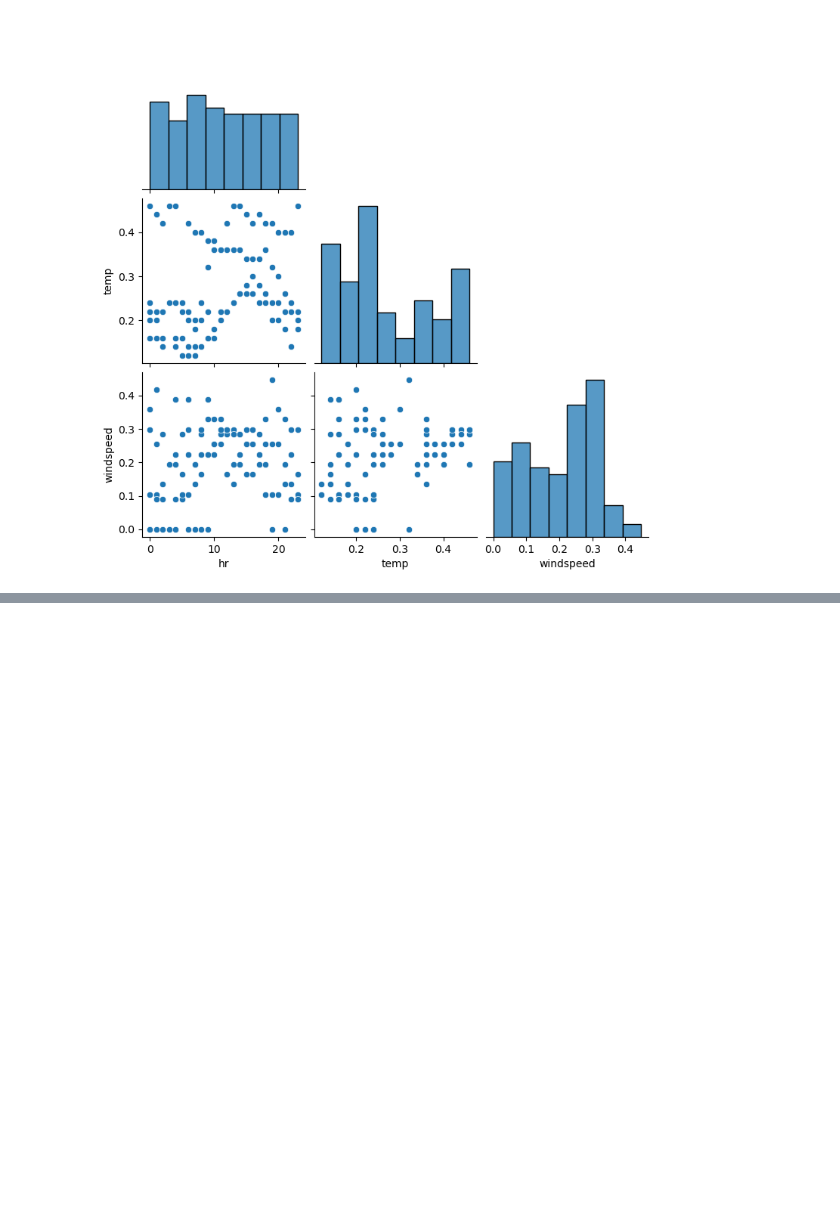
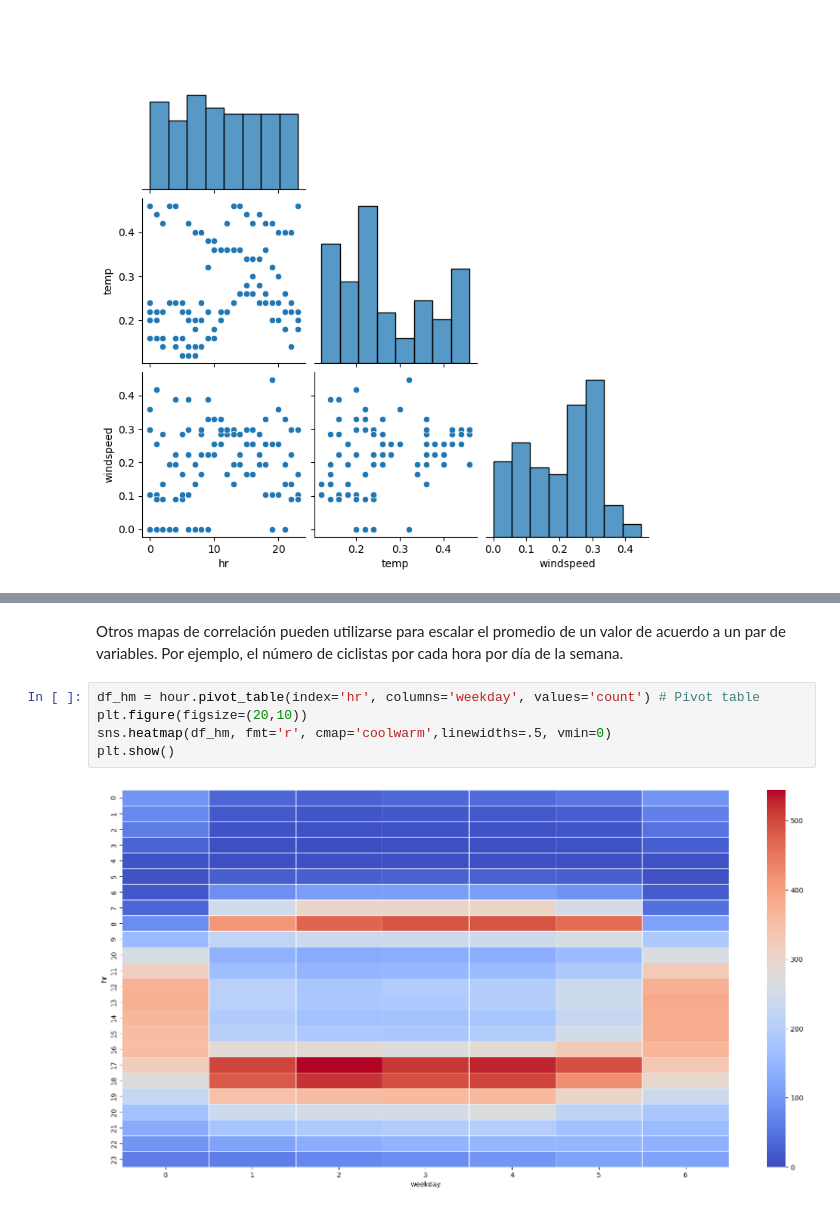
Before and after one commit to abrahambarrer/data_science-roadmap, a Jupyter notebook: notebooks_2/ch1_exploratory_analysis.ipynb, the cells around one changed output, grey strips where cells are left out. Cells and saved outputs as stored; diff of their text form; blank space fills up the shorter version.

```diff
--- a/notebooks_2/ch1/exploratory_analysis.ipynb
+++ b/notebooks_2/ch1_exploratory_analysis.ipynb
@@ -251,0 +293,9 @@ plt.show()
+# %% [markdown]
+Otros mapas de correlación pueden utilizarse para escalar el promedio de un valor de acuerdo a un par de variables. Por ejemplo, el número de ciclistas por cada hora por día de la semana.
+# %%
+df_hm = hour.pivot_table(index='hr', columns='weekday', values='count') # Pivot table
+plt.figure(figsize=(20,10))
+sns.heatmap(df_hm, fmt='r', cmap='coolwarm',linewidths=.5, vmin=0)
+plt.show()
+# %% [output]
+[figure, added]
```
Also changed, not shown: parts of 8 cells of this notebook, 1 other file.
